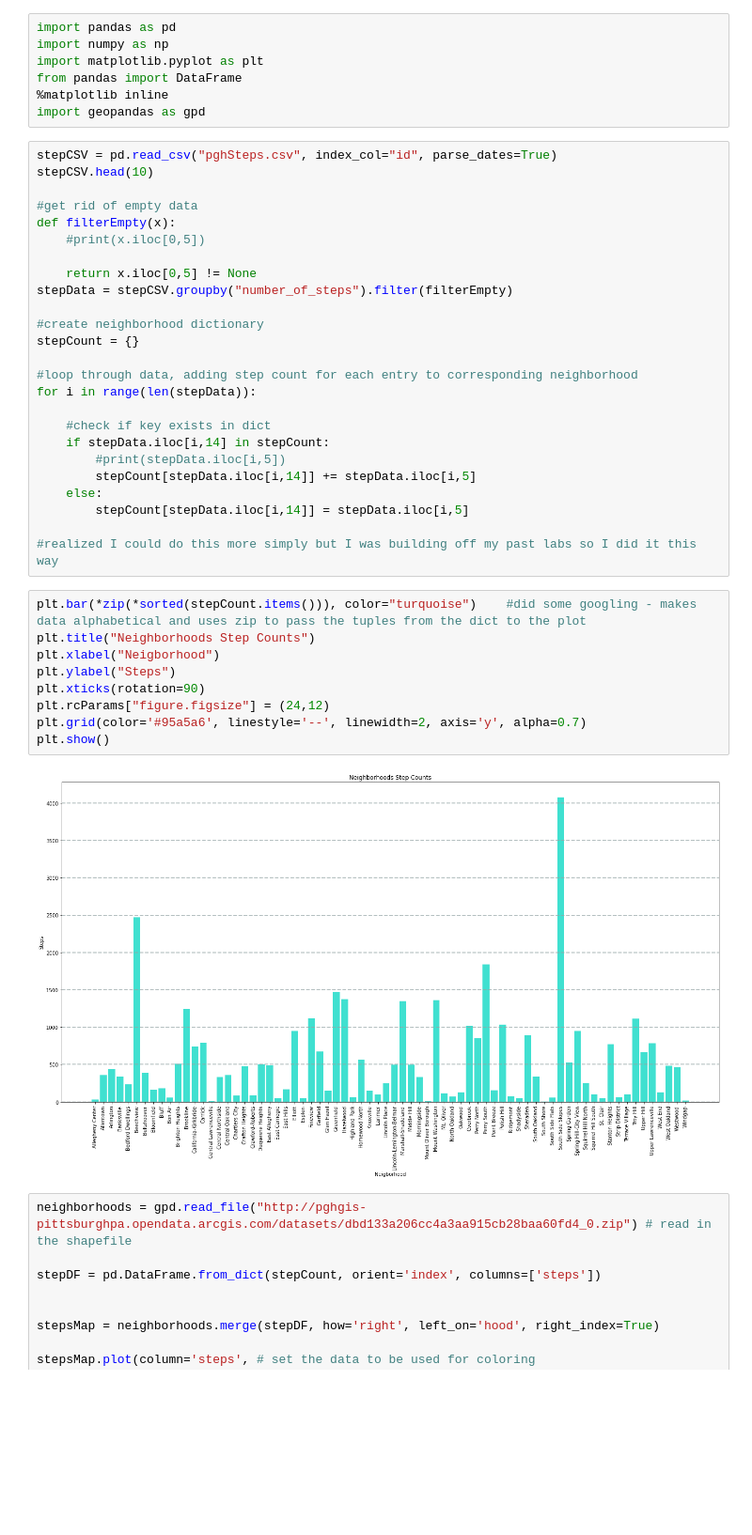
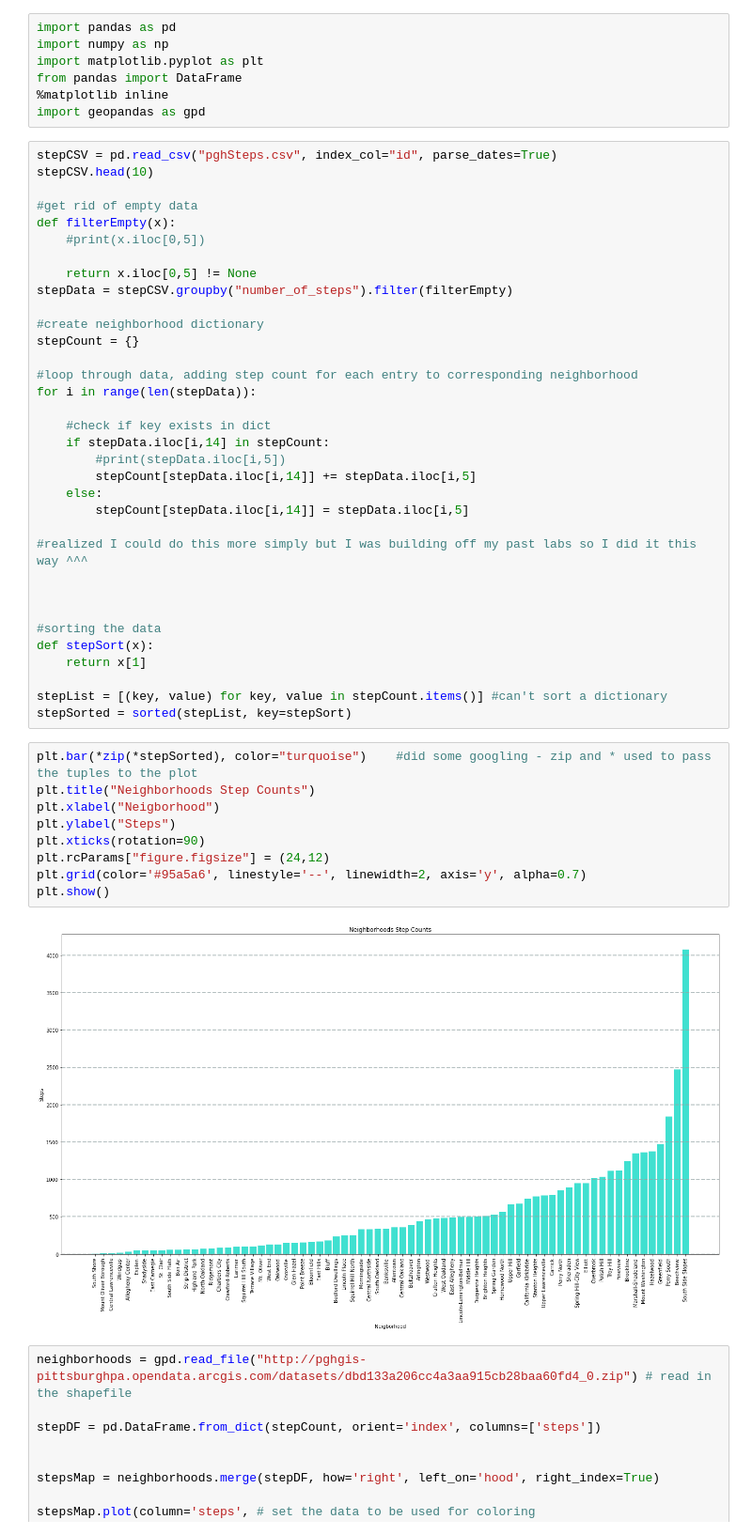
Before and after one commit to bukowski02/bigIdeasFinal, a Jupyter notebook: dab315_personal.ipynb, the cells around one changed output. Shown at 94% size. Cells and saved outputs as stored; diff of their text form; blank space fills up the shorter version.

Commit message:
sorted my data

```diff
--- a/dab315_personal.ipynb
+++ b/dab315_personal.ipynb
@@ -29,18 +29,27 @@ for i in range(len(stepData)):
     else:
         stepCount[stepData.iloc[i,14]] = stepData.iloc[i,5]
 
-#realized I could do this more simply but I was building off my past labs so I did it this way
+#realized I could do this more simply but I was building off my past labs so I did it this way ^^^
+
+
+
+#sorting the data
+def stepSort(x):
+    return x[1]
+
+stepList = [(key, value) for key, value in stepCount.items()] #can't sort a dictionary
+stepSorted = sorted(stepList, key=stepSort)
 # %%
-plt.bar(*zip(*sorted(stepCount.items())), color="turquoise")    #did some googling - makes data alphabetical and uses zip to pass the tuples from the dict to the plot
+plt.bar(*zip(*stepSorted), color="turquoise")    #did some googling - zip and * used to pass the tuples to the plot
 plt.title("Neighborhoods Step Counts")
 plt.xlabel("Neigborhood")
 plt.ylabel("Steps")
 plt.xticks(rotation=90)
 plt.rcParams["figure.figsize"] = (24,12)
 plt.grid(color='#95a5a6', linestyle='--', linewidth=2, axis='y', alpha=0.7)
 plt.show()
 # %% [output]
-[figure, old version]
+[figure, new version]
 # %%
 neighborhoods = gpd.read_file("http://pghgis-pittsburghpa.opendata.arcgis.com/datasets/dbd133a206cc4a3aa915cb28baa60fd4_0.zip") # read in the shapefile
 
```
